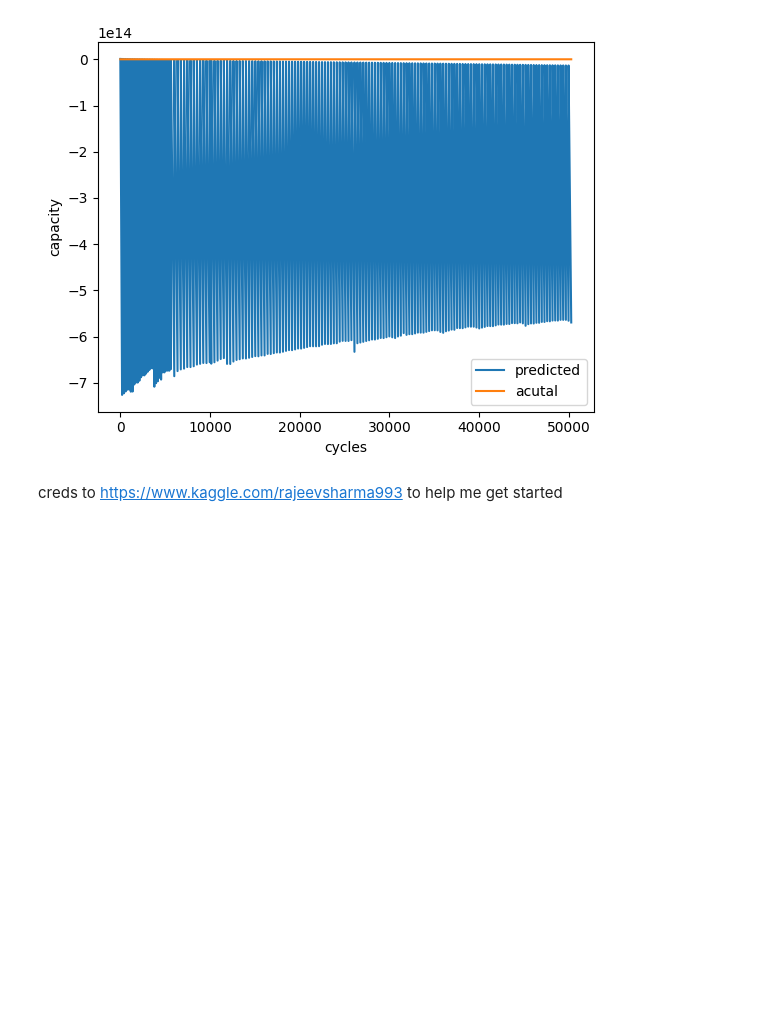
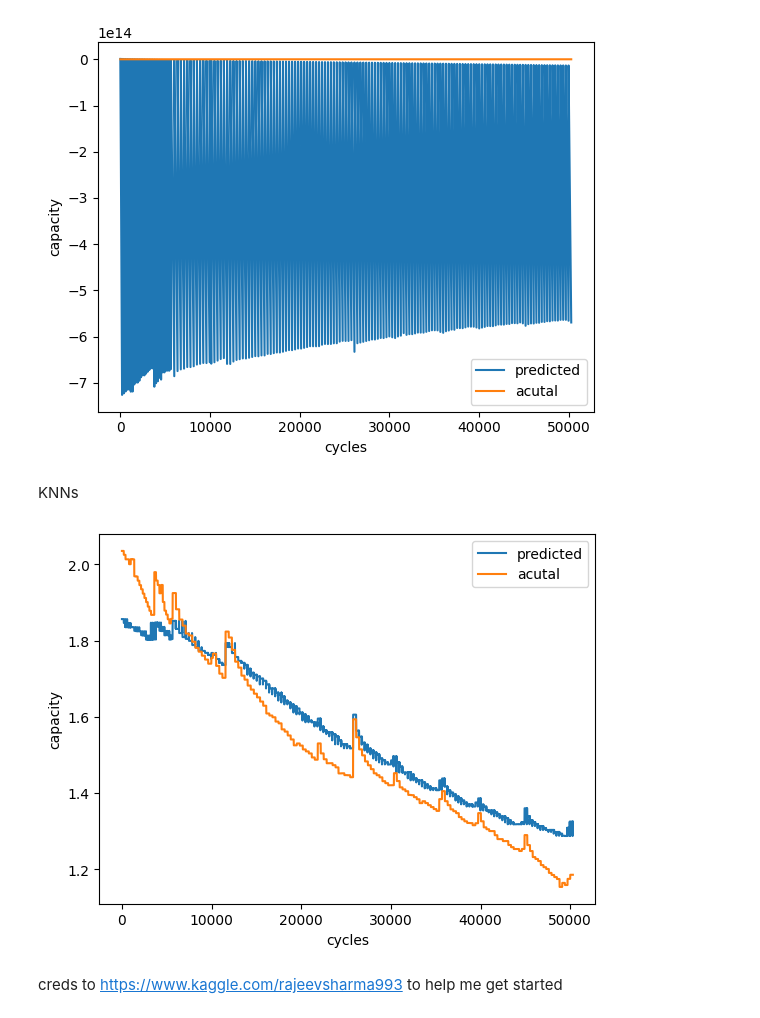
Before and after one commit to kostubhagarwal/battery_soh_predictor, a Jupyter notebook: script.ipynb, the cells around one changed output. Drawn from its saved outputs; the diff is of its cells as text; code cells hidden in the pictures; blank space fills up the shorter version.

```diff
--- a/script.ipynb
+++ b/script.ipynb
@@ -202,5 +203,17 @@ sdg_pred = pred(sdg, v_X)
 graph(sdg_pred, v_y)
 # %% [output]
 [figure]
+# %% [markdown]
+KNNs
+# %%
+knn = KNeighborsRegressor(n_neighbors=1)
+
+knn.fit(t_X, t_y)
+
+knn_pred = pred(knn, v_X)
+
+graph(knn_pred, v_y)
+# %% [output]
+[figure, added]
 # %% [markdown]
 creds to https://www.kaggle.com/rajeevsharma993 to help me get started
```
Also changed, not shown: parts of 1 cell of this notebook.
